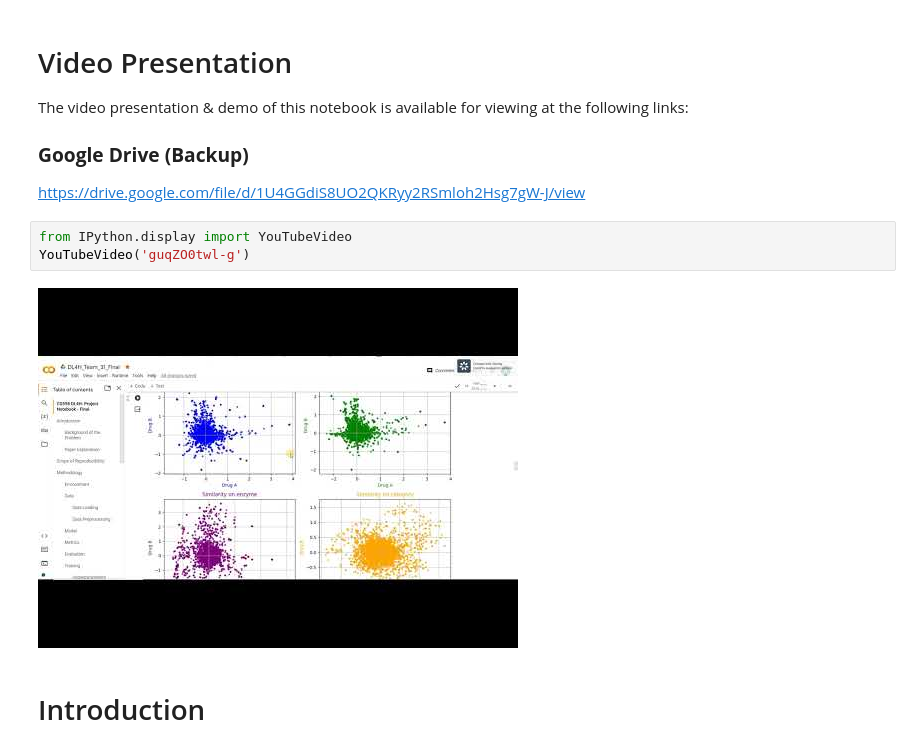
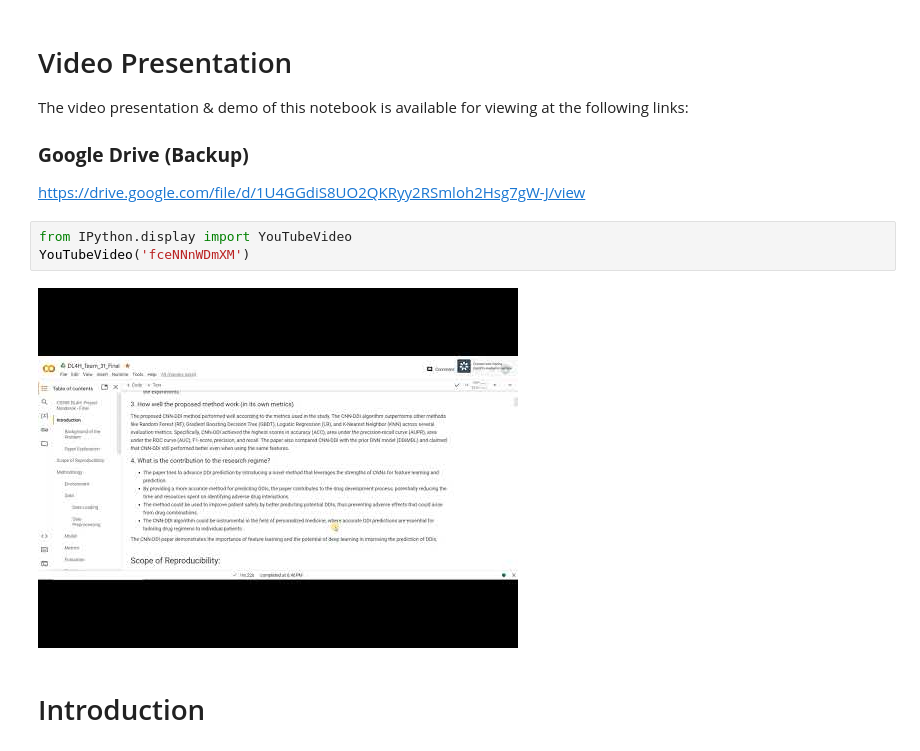
Before and after one commit to abaldeo/CS598_DLH_Project, a Jupyter notebook: DL4H_Team_31_Final.ipynb, the cells around one changed output. Saved outputs shown, nothing was run; the diff lists cells and outputs as text.

Commit message:
update notebook with final presentation video

```diff
--- a/DL4H_Team_31_Final.ipynb
+++ b/DL4H_Team_31_Final.ipynb
@@ -18,9 +18,9 @@ The video presentation & demo of this notebook is available for viewing at the f
 https://drive.google.com/file/d/1U4GGdiS8UO2QKRyy2RSmloh2Hsg7gW-J/view
 # %%
 from IPython.display import YouTubeVideo
-YouTubeVideo('guqZO0twl-g')
+YouTubeVideo('fceNNnWDmXM')
 # %% [output]
-[figure, old version]
+[figure, new version]
 # %% [markdown]
 # Introduction
 # %% [markdown]
```
Also changed, not shown: parts of 1 cell of this notebook.
